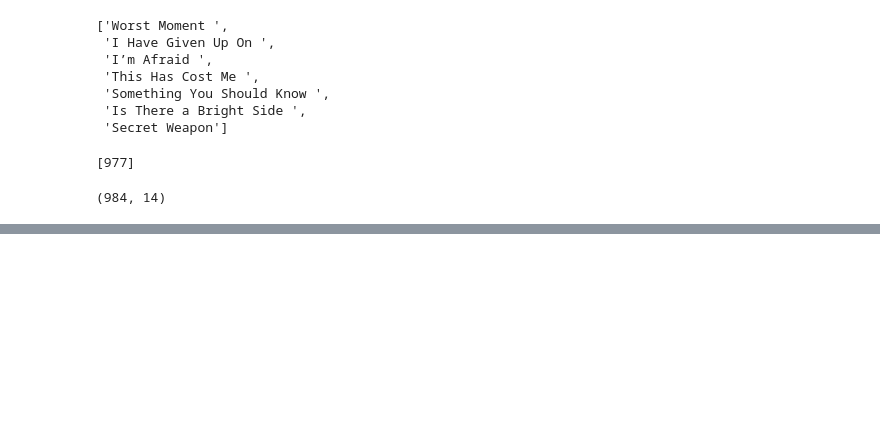
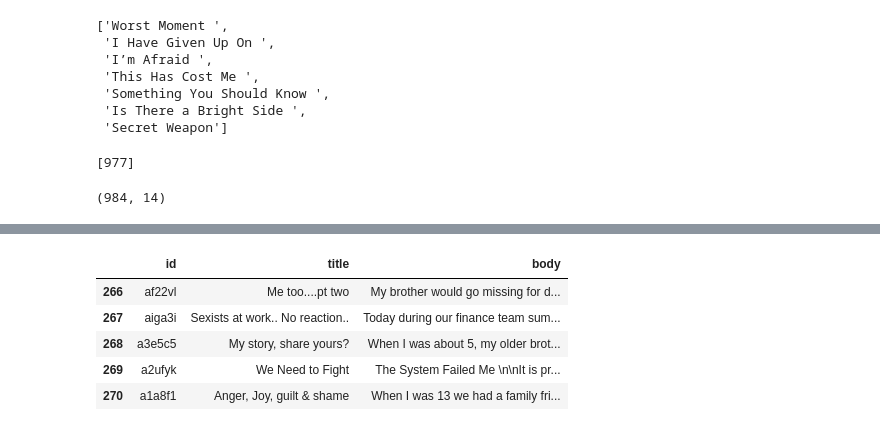
Before and after one commit to k-christensen/MeToo_in_STEM, a Jupyter notebook: exploratory.ipynb, the cells around one changed output, grey strips where cells are left out. Drawn from its saved outputs; the diff is of its cells as text; code cells hidden in the pictures; blank space fills up the shorter version.

```diff
--- a/exploratory.ipynb
+++ b/exploratory.ipynb
@@ -192,0 +326,2 @@ Note: you may need to restart the kernel to use updated packages.
+# %%
+df_personal = pd.concat([df_posts, df_sp_posts], ignore_index=True)
@@ -192,0 +332,2 @@ Note: you may need to restart the kernel to use updated packages.
+# %%
+df_personal = df_personal.drop_duplicates(subset='id')
@@ -192,0 +343,11 @@ Note: you may need to restart the kernel to use updated packages.
+# %%
+df_personal.tail()
+
+# Desktop/ds/capstone/me_too_STEM/My_Name_is_Alex_Me_Too_STEM.txt
+# %% [output]
+|  | id | title | body |
+| 266 | af22vl | Me too....pt two | My brother would go missing for d... |
+| 267 | aiga3i | Sexists at work.. No reaction.. | Today during our finance team sum... |
+| 268 | a3e5c5 | My story, share yours? | When I was about 5, my older brot... |
+| 269 | a2ufyk | We Need to Fight | The System Failed Me \n\nIt is pr... |
+| 270 | a1a8f1 | Anger, Joy, guilt & shame | When I was 13 we had a family fri... |
```
Also changed, not shown: parts of 16 cells of this notebook, 2 other files.
